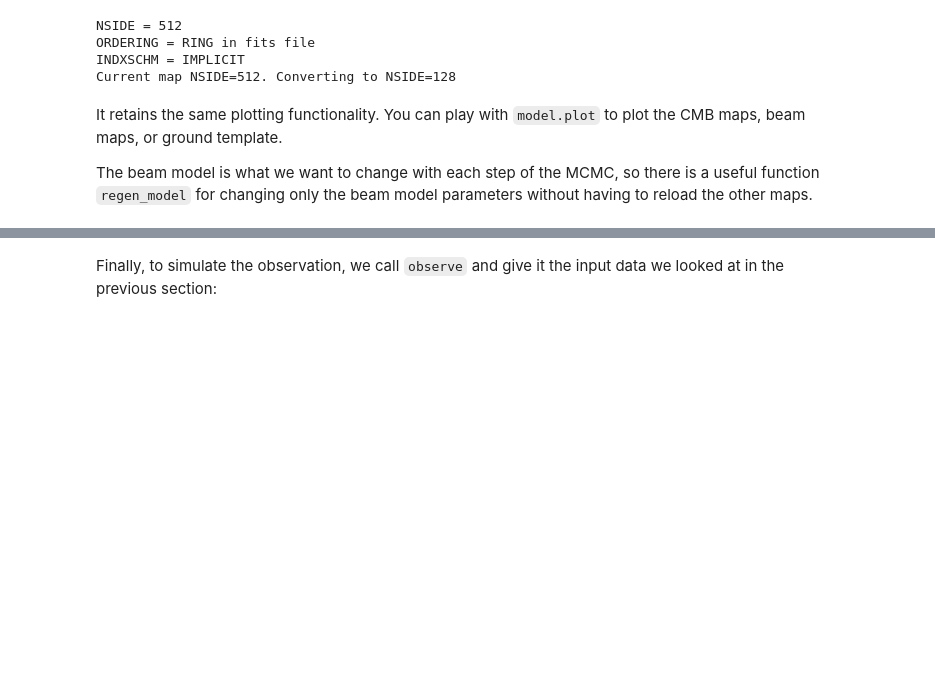
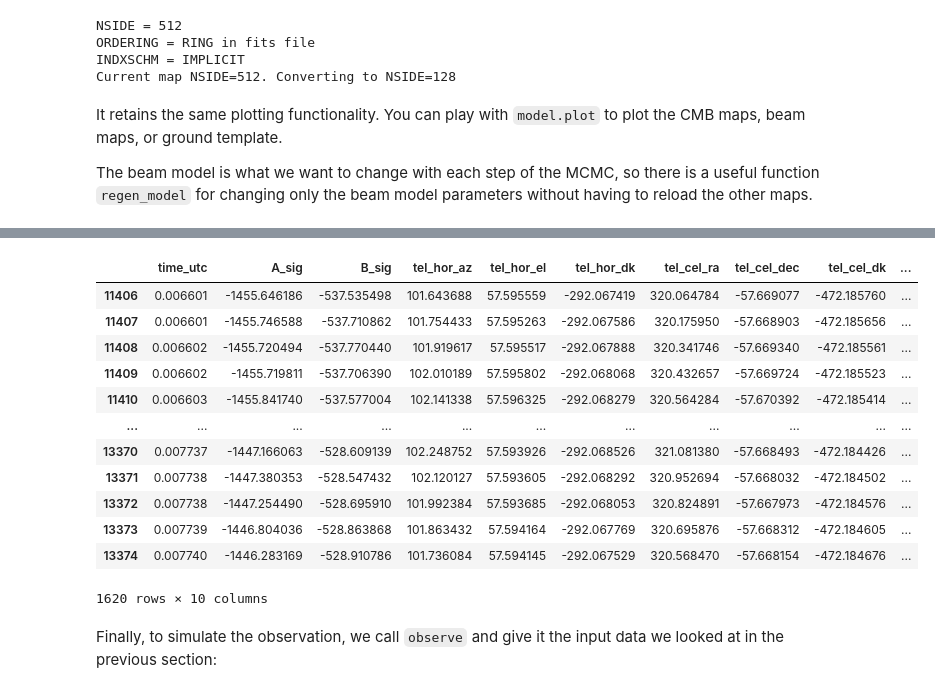
Before and after one commit to phys201/extended-beam-modeling, a Jupyter notebook: tutorial_notebook.ipynb, the cells around one changed output, grey strips where cells are left out. Drawn from its saved outputs; the diff is of its cells as text; code cells hidden in the pictures; blank space fills up the shorter version.

```diff
--- a/tutorial_notebook.ipynb
+++ b/tutorial_notebook.ipynb
@@ -159,9 +159,9 @@ It retains the same plotting functionality.  You can play with `model.plot` to p
 
 The beam model is what we want to change with each step of the MCMC, so there is a useful function `regen_model` for changing only the beam model parameters without having to reload the other maps.
 # %%
-model.regen_model(mainA=[1,0,0,1,1,1],\
+%time model.regen_model(mainA=[1,0,0,1,1,1],\
                         mainB=[1,5,0,1,1,1],\
-                        extended=[0.1,30,0,30,30,1])
+                        extended=[0.1,30,0,30,30,1]).observe(tod,det_info)
 # %% [output]
 Using provided beam window function
 Sigma is 0.000000 arcmin (0.000000 rad)
@@ -175,3 +177,16 @@ Sigma is 0.000000 arcmin (0.000000 rad)
+|  | time_utc | A_sig | B_sig | tel_hor_az | tel_hor_el | tel_hor_dk | tel_cel_ra | tel_cel_dec | tel_cel_dk | ... |
+| 11406 | 0.006601 | -1455.646186 | -537.535498 | 101.643688 | 57.595559 | -292.067419 | 320.064784 | -57.669077 | -472.185760 | ... |
+| 11407 | 0.006601 | -1455.746588 | -537.710862 | 101.754433 | 57.595263 | -292.067586 | 320.175950 | -57.668903 | -472.185656 | ... |
+| 11408 | 0.006602 | -1455.720494 | -537.770440 | 101.919617 | 57.595517 | -292.067888 | 320.341746 | -57.669340 | -472.185561 | ... |
+| 11409 | 0.006602 | -1455.719811 | -537.706390 | 102.010189 | 57.595802 | -292.068068 | 320.432657 | -57.669724 | -472.185523 | ... |
+| 11410 | 0.006603 | -1455.841740 | -537.577004 | 102.141338 | 57.596325 | -292.068279 | 320.564284 | -57.670392 | -472.185414 | ... |
+| ... | ... | ... | ... | ... | ... | ... | ... | ... | ... | ... |
+| 13370 | 0.007737 | -1447.166063 | -528.609139 | 102.248752 | 57.593926 | -292.068526 | 321.081380 | -57.668493 | -472.184426 | ... |
+| 13371 | 0.007738 | -1447.380353 | -528.547432 | 102.120127 | 57.593605 | -292.068292 | 320.952694 | -57.668032 | -472.184502 | ... |
+| 13372 | 0.007738 | -1447.254490 | -528.695910 | 101.992384 | 57.593685 | -292.068053 | 320.824891 | -57.667973 | -472.184576 | ... |
+| 13373 | 0.007739 | -1446.804036 | -528.863868 | 101.863432 | 57.594164 | -292.067769 | 320.695876 | -57.668312 | -472.184605 | ... |
+| 13374 | 0.007740 | -1446.283169 | -528.910786 | 101.736084 | 57.594145 | -292.067529 | 320.568470 | -57.668154 | -472.184676 | ... |
+1620 rows × 10 columns
 # %% [markdown]
 Finally, to simulate the observation, we call `observe` and give it the input data we looked at in the previous section:
 # %%
```
Also changed, not shown: parts of 6 cells of this notebook, 3 other files.
